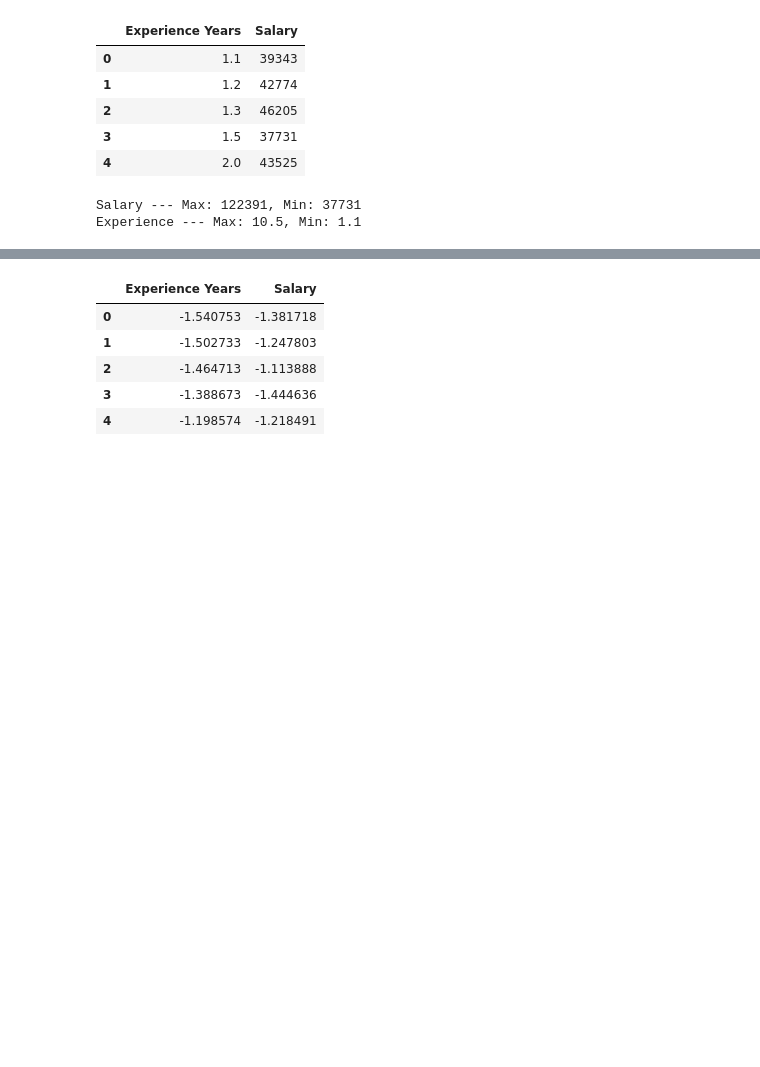
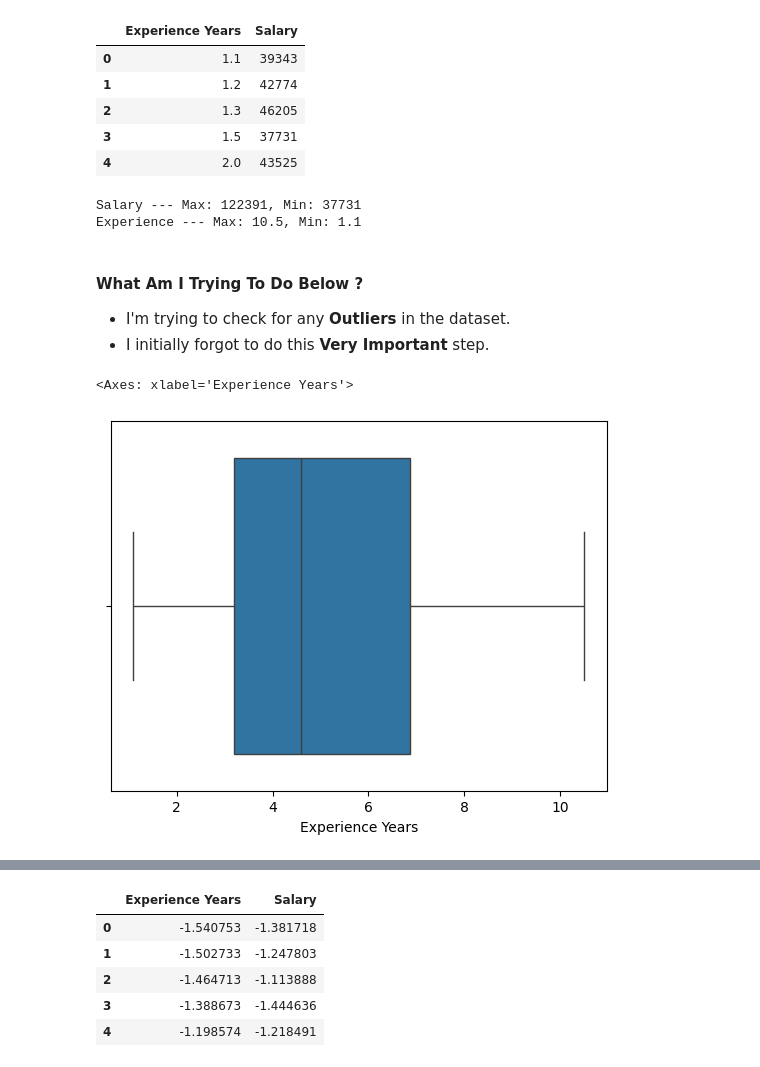
Before and after one commit to pri-cd/Internship-Python-Analytics, a Jupyter notebook: Introduction-1.ipynb, the cells around one changed output, grey strips where cells are left out. Saved outputs shown, nothing was run; the diff lists cells and outputs as text; code cells hidden in the pictures; blank space fills up the shorter version.

Commit message:
Added Outlier Detections! & Plots For Actual & Ideal

```diff
--- a/Introduction-1.ipynb
+++ b/Introduction-1.ipynb
@@ -113,3 +114,12 @@ print(f"Experience --- Max: {df_salary['Experience Years'].max()}, Min: {df_sala
 # %% [output]
 Salary --- Max: 122391, Min: 37731
 Experience --- Max: 10.5, Min: 1.1
+# %% [markdown]
+#### **What Am I Trying To Do Below ?**
+- I'm trying to check for any **Outliers** in the dataset.
+- I initially forgot to do this **Very Important** step.
+# %%
+sns.boxplot(x=df_salary['Experience Years'])
+# %% [output]
+<Axes: xlabel='Experience Years'>
+[figure, added]
```
Also changed, not shown: parts of 6 cells of this notebook.
